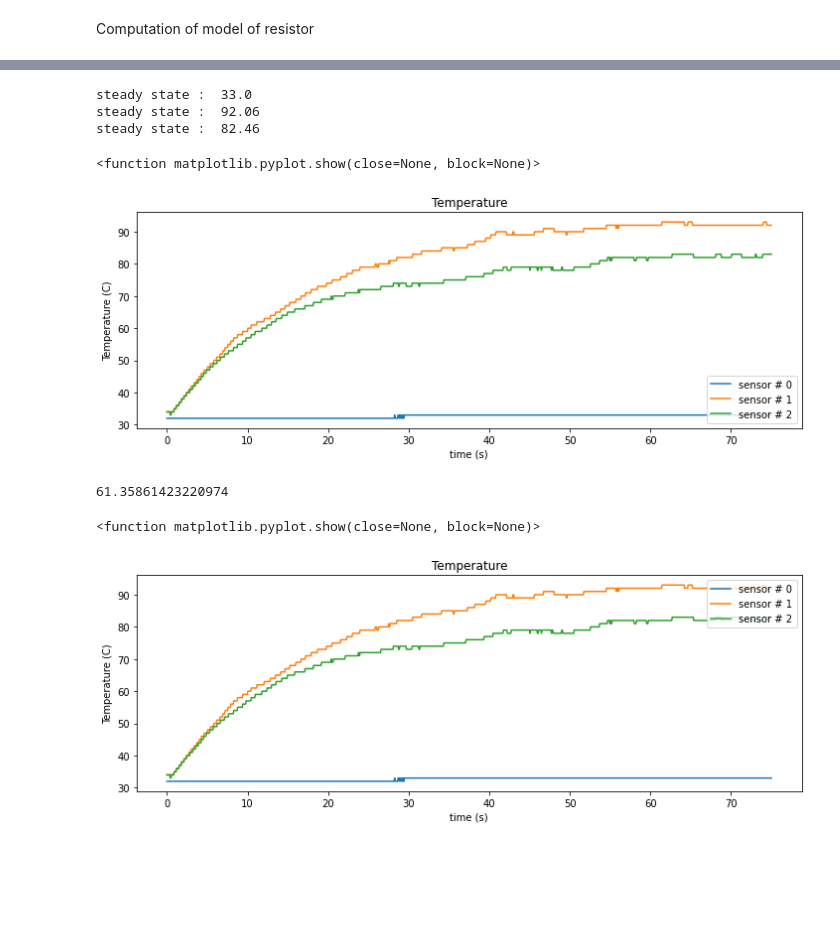
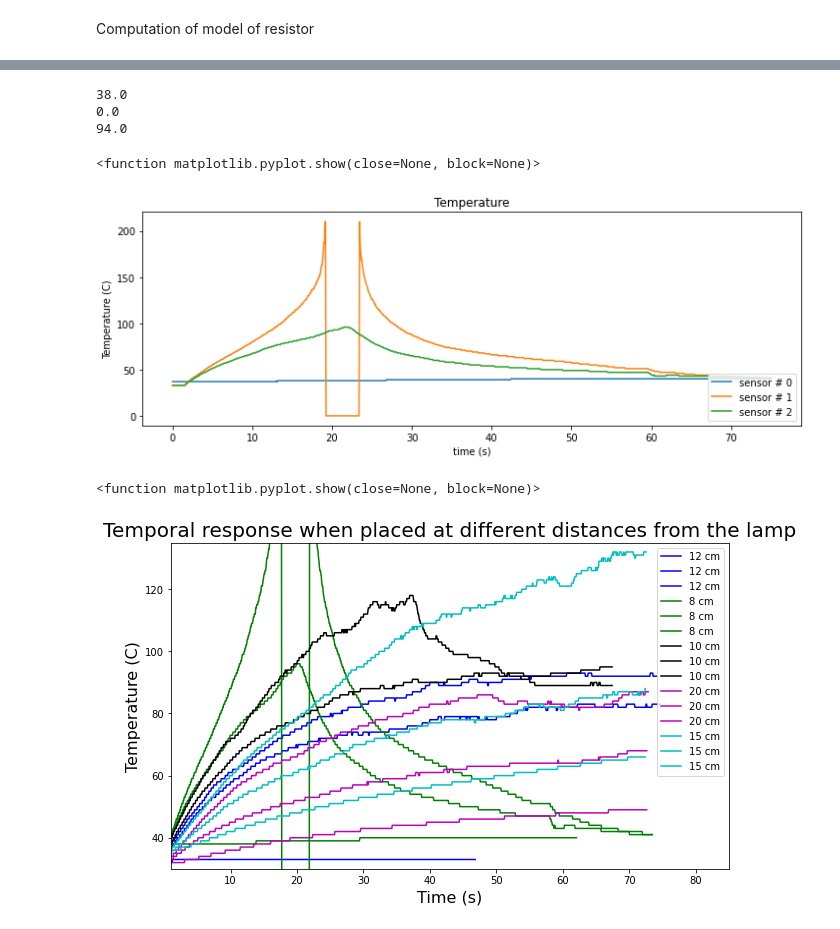
Before and after one commit to BenAuc/Temp_sensing_Reem-C, a Jupyter notebook: data/first batch/data_analysis.ipynb, the cells around one changed output, grey strips where cells are left out. Drawn from its saved outputs; the diff is of its cells as text; code cells hidden in the pictures; blank space fills up the shorter version.

```diff
--- a/data/first batch/data_analysis.ipynb
+++ b/data/first batch/data_analysis.ipynb
@@ -90,13 +15,0 @@ AttributeError: module 'numpy' has no attribute 'range'
-# %%
-fontsize=20
-fig, ax = plt.subplots(1,1)
-fig.set_figwidth(12)
-
-for sensor in range(0,nb_sensors):
-    ax.plot(time_range[t_0:nb_samples_derivative], derivative[t_0:nb_samples_derivative, sensor], label="sensor # " + str(sensor))
-
-ax.set_title("Derivative (dT / dt) of temperature at " + str(distance[file_nb]) + " away from lamp", fontsize=fontsize)
-ax.legend(loc='lower right')
-ax.set_xlabel("time (s)", fontsize=fontsize-4)
-ax.set_ylabel("Temperature (C)", fontsize=fontsize-4)
-plt.show
@@ -106,5 +16,5 @@ plt.show
 # %%
-file_nb = 0
+file_nb = 1
 nb_samples_derivative = 120
 time_series = np.load(filenames[file_nb] + "./data.npy", allow_pickle = True)
 time_range = np.load(filenames[file_nb] + "./time_range.npy", allow_pickle = True)
@@ -114,7 +24,8 @@ fig.set_figwidth(12)
 
 for sensor in range(0,nb_sensors):
     ax.plot(time_range[:], time_series[:, sensor], label="sensor # " + str(sensor))
-    print("steady state : ", np.mean(time_series[-100:, sensor]))
+#     print("steady state : ", np.mean(time_series[-100:, sensor]))
+    print(time_series[300, sensor])
 
 ax.set_title("Temperature")
 ax.legend(loc='lower right')
@@ -122,17 +33,59 @@ ax.set_xlabel("time (s)")
 ax.set_ylabel("Temperature (C)")
 plt.show
 # %% [output]
-steady state :  33.0
-steady state :  92.06
-steady state :  82.46
+38.0
+0.0
+94.0
 <function matplotlib.pyplot.show(close=None, block=None)>
-[figure, old version]
+[figure, new version]
-# %%
-np.mean(time_series)
-# %% [output]
-61.35861423220974
 # %%
+
+fontsize=20
+colors = ['b','g','k','y','m','c']
+
+# fig, ax = plt.subplots(1,1)
+# fig.set_figwidth((10,12))
+fig = plt.figure(figsize=(10,6))
+ax = fig.add_subplot(1,1,1)
+
+for file in [0,1,2,4,5]:
+#     print("file :", file)
+    #fetch data
+    time_series = np.load(filenames[file] + "./data.npy", allow_pickle = True)
+    time_range = np.load(filenames[file] + "./time_range.npy", allow_pickle = True)
+    dt = time_range[1]
+
+#     # plot
+#     if file == 0 or file == 1:
+#         range_sensor = range(1,nb_sensors)
+#     else:
+#         range_sensor = range(0,nb_sensors-1)
+
+    range_sensor = range(0,nb_sensors)
+    for sensor in range_sensor:
+
+        # align at t=0
+        t_0 = 0
+        for sample in range(1,len(time_range)):
+            if time_series[sample, sensor] > time_series[sample-1, sensor]:
+                break
+            else:
+                t_0 = sample
+
+        time_vector = np.linspace(0, time_range[-1] - time_range[t_0], len(time_range[t_0:])) #np.arange(0, time_series[t_0:, sensor].shape[0], dt)
+
+        ax.plot(time_vector, time_series[t_0:, sensor],
+                label= str(distance[file]) + " cm", color = colors[file])
+
+
+ax.set_title("Temporal response when placed at different distances from the lamp", fontsize=fontsize)
+ax.legend(loc='upper right')
+ax.set_xlabel("Time (s)", fontsize=fontsize-4)
+ax.set_ylabel("Temperature (C)", fontsize=fontsize-4)
+ax.set_xlim([1,85])
+ax.set_ylim([30,135])
+plt.show
 # %% [output]
 <function matplotlib.pyplot.show(close=None, block=None)>
-[figure, old version]
+[figure, new version]
 # %%
```
Also changed, not shown: parts of 5 cells of this notebook, 8 other files.
